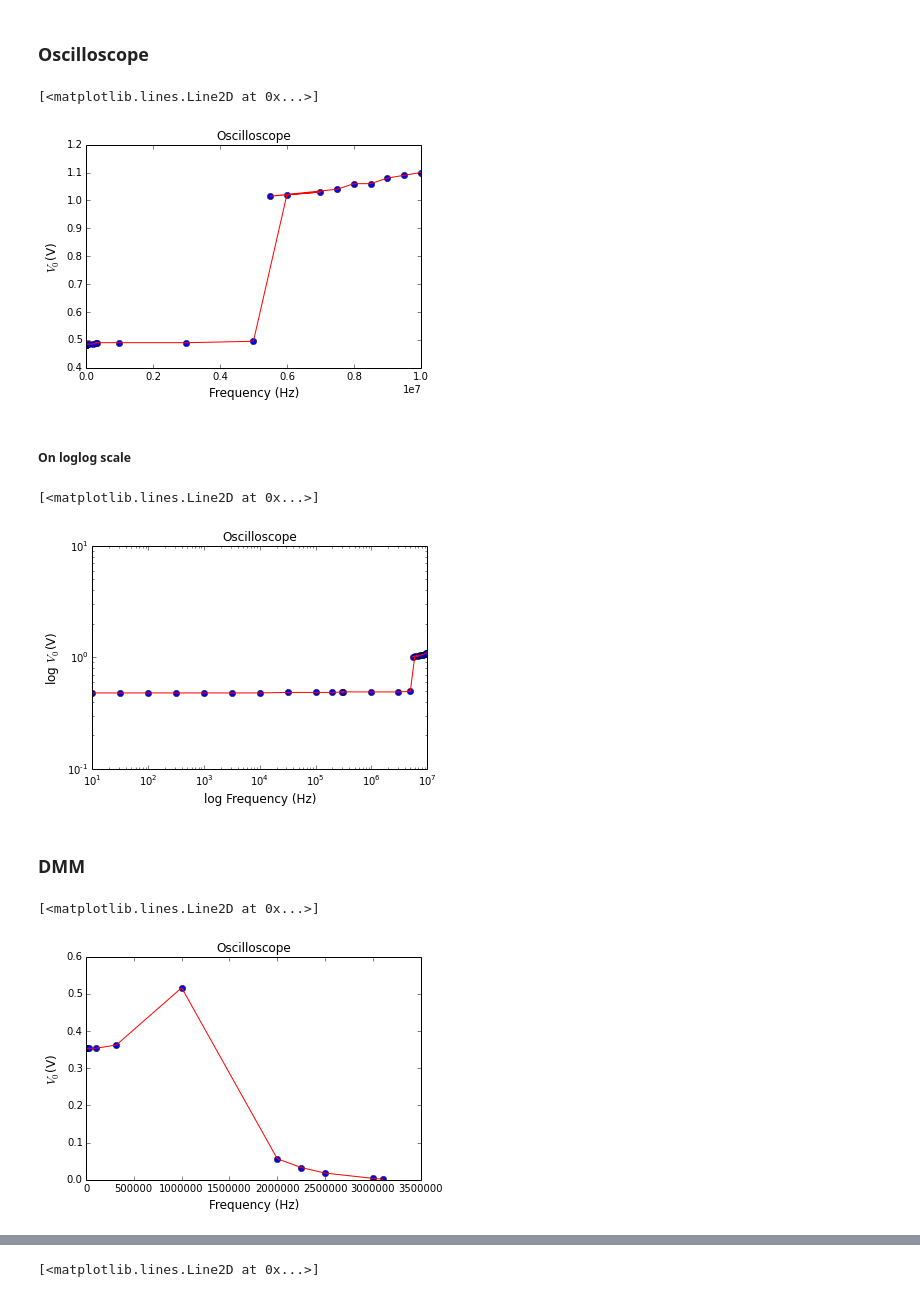
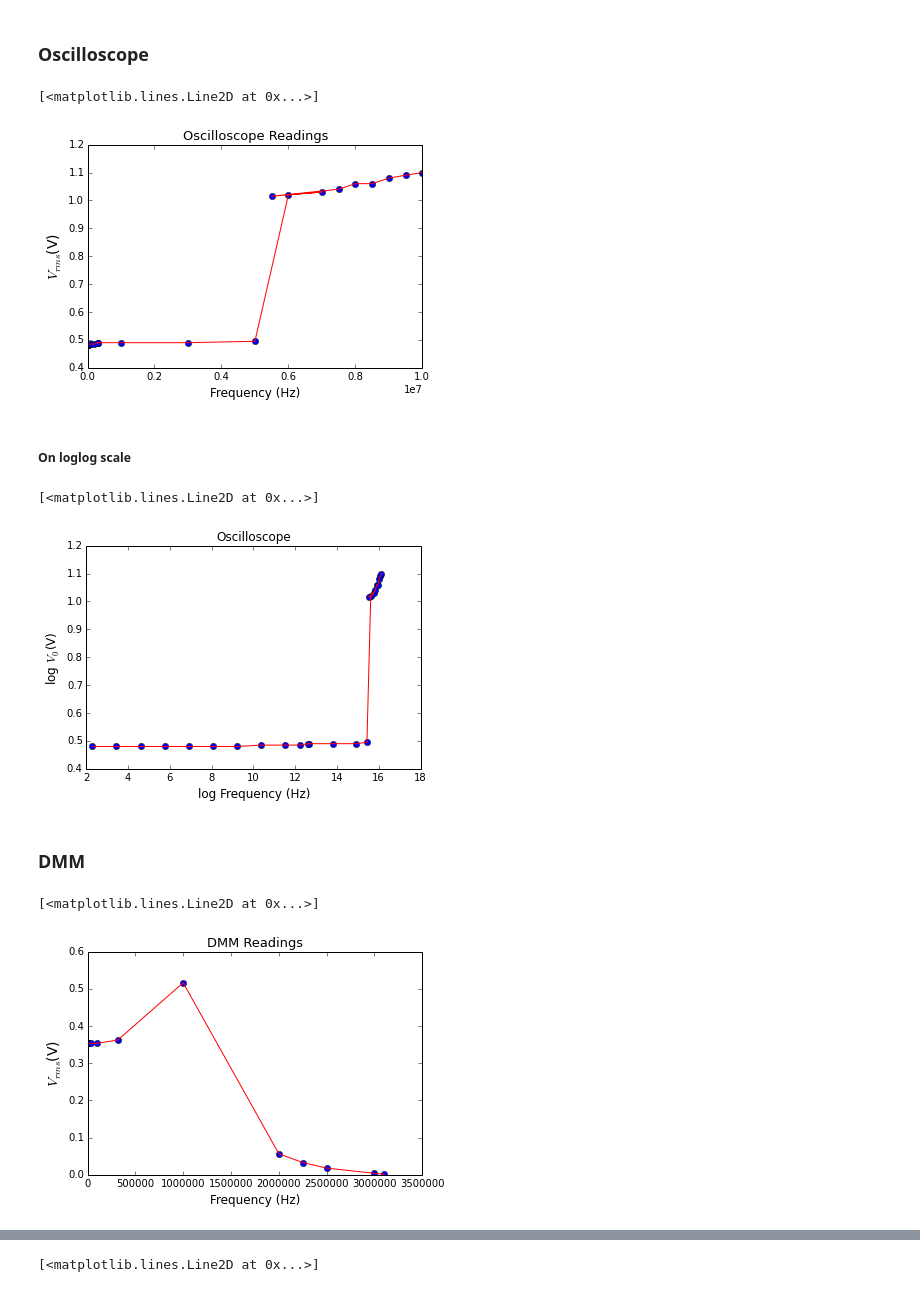
Before and after one commit to dorisjlee/111BSClab, a Jupyter notebook: lab1/Plots for lab 1.ipynb, the cells around one changed output, grey strips where cells are left out. Saved outputs shown, nothing was run; the diff lists cells and outputs as text; code cells hidden in the pictures.

```diff
--- a/lab1/Plots for lab 1.ipynb
+++ b/lab1/Plots for lab 1.ipynb
@@ -10,36 +10,40 @@ Populating the interactive namespace from numpy and matplotlib
 f1 = [10.,31.6,100.,316.,1000.,3160.,10000.,31600,1e5,2e5,316000,3e5,1e6,3e6,5e6,6e6,7e6,5.5e6,7.5e6,8e6,8.5e6,9e6,9.5e6,1e7]
 v1 = [480e-3,480e-3,480e-3,480e-3,480e-3,480e-3,480e-3,485e-3,485e-3,485e-3,490e-3,490e-3,490e-3,490e-3,495e-3,1.02,1.03,1.015,1.04,1.06,1.06,1.08,1.09,1.10]
 # %%
-plt.title("Oscilloscope",fontsize=12)
+plt.title("Oscilloscope Readings",fontsize=13)
 plt.xlabel("Frequency (Hz)",fontsize=12)
-plt.ylabel("$V_0$(V)",fontsize=12)
+plt.ylabel("$V_{rms}$(V)",fontsize=14)
 plt.plot(f1,v1,'o')
 plt.plot(f1,v1,'r-')
 # %% [output]
 [<matplotlib.lines.Line2D at 0x...>]
-[figure, old version]
+[figure, new version]
 # %% [markdown]
 ##### On loglog scale
 # %%
 plt.title("Oscilloscope",fontsize=12)
 plt.xlabel("log Frequency (Hz)",fontsize=12)
 plt.ylabel("log $V_0$(V)",fontsize=12)
-plt.loglog(f1,v1,'o')
-plt.loglog(f1,v1,'r-')
+# plt.loglog(f1,v1,'o')
+# plt.loglog(f1,v1,'r-')
+# plt.plot(f1,log(v1),'o')
+# plt.plot(f1,log(v1),'r-')
+plt.plot(log(f1),v1,'o')
+plt.plot(log(f1),v1,'r-')
 # %% [output]
 [<matplotlib.lines.Line2D at 0x...>]
-[figure, old version]
+[figure, new version]
 # %% [markdown]
 ### DMM
 # %%
 f2  =  [10.,31.6,100.,316.,1000.,3160.,10000.,31600,1e5,316000,1e6,2e6,2.25e6,2.5e6,3e6,3.1e6]
 v2 =  [0.35388,0.35382,0.35356,0.35329,0.35319,0.35319,0.35331,0.35342,0.35360,0.36220,0.51622,56.538e-3,32.921e-3,18.033e-3,3.925e-3,1.634e-3]
 # %%
-plt.title("Oscilloscope",fontsize=12)
+plt.title("DMM Readings",fontsize=13)
 plt.xlabel("Frequency (Hz)",fontsize=12)
-plt.ylabel("$V_0$(V)",fontsize=12)
+plt.ylabel("$V_{rms}$(V)",fontsize=14)
 plt.plot(f2,v2,'o')
 plt.plot(f2,v2,'r-')
 # %% [output]
 [<matplotlib.lines.Line2D at 0x...>]
-[figure, old version]
+[figure, new version]
```
Also changed, not shown: parts of 26 cells of this notebook, 49 other files.
